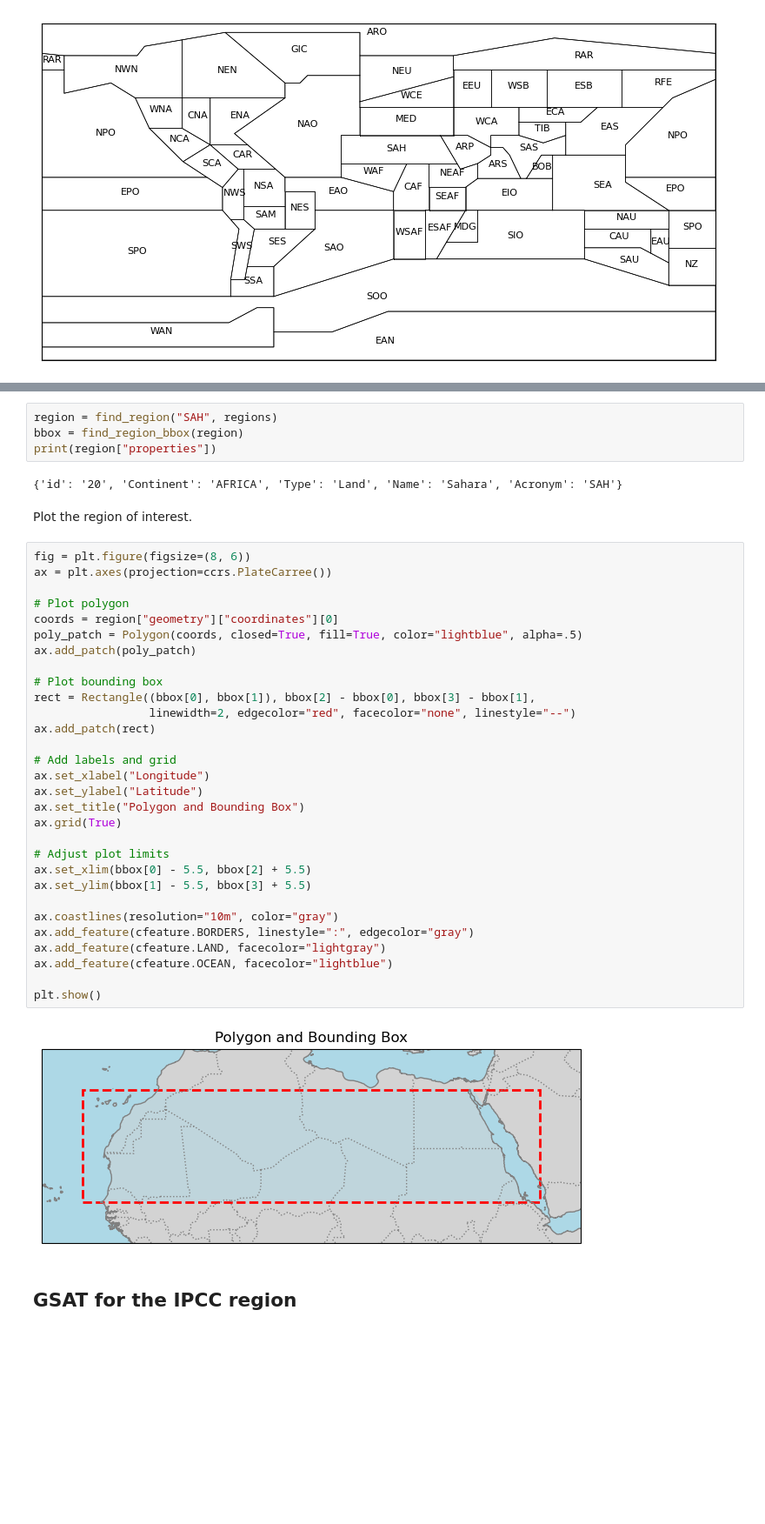
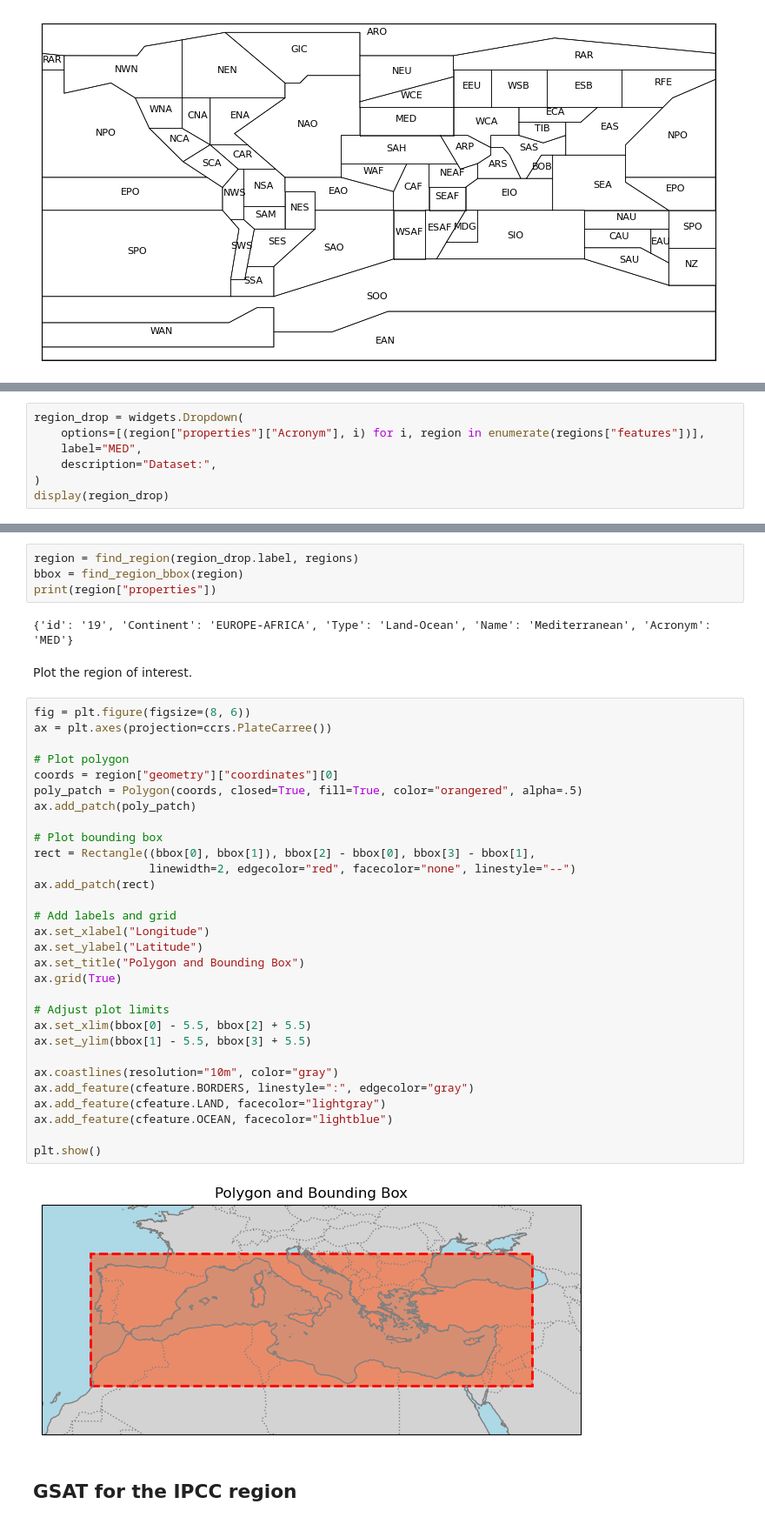
Before and after one commit to zequihg50/diagnostics-datalab, a Jupyter notebook: gsat-regions.ipynb, the cells around one changed output, grey strips where cells are left out. Shown at 87% size. Cells and saved outputs as stored; diff of their text form; blank space fills up the shorter version.

Commit message:
added widgets

```diff
--- a/gsat-regions.ipynb
+++ b/gsat-regions.ipynb
@@ -84,0 +89,7 @@ for feature in regions["features"]:
+# %%
+region_drop = widgets.Dropdown(
+    options=[(region["properties"]["Acronym"], i) for i, region in enumerate(regions["features"])],
+    label="MED",
+    description="Dataset:",
+)
+display(region_drop)
@@ -85,43 +98,43 @@ for feature in regions["features"]:
 # %%
-region = find_region("SAH", regions)
+region = find_region(region_drop.label, regions)
 bbox = find_region_bbox(region)
 print(region["properties"])
 # %% [output]
-{'id': '20', 'Continent': 'AFRICA', 'Type': 'Land', 'Name': 'Sahara', 'Acronym': 'SAH'}
+{'id': '19', 'Continent': 'EUROPE-AFRICA', 'Type': 'Land-Ocean', 'Name': 'Mediterranean', 'Acronym': 'MED'}
 # %% [markdown]
 Plot the region of interest.
 # %%
 fig = plt.figure(figsize=(8, 6))
 ax = plt.axes(projection=ccrs.PlateCarree())
 
 # Plot polygon
 coords = region["geometry"]["coordinates"][0]
-poly_patch = Polygon(coords, closed=True, fill=True, color="lightblue", alpha=.5)
+poly_patch = Polygon(coords, closed=True, fill=True, color="orangered", alpha=.5)
 ax.add_patch(poly_patch)
 
 # Plot bounding box
 rect = Rectangle((bbox[0], bbox[1]), bbox[2] - bbox[0], bbox[3] - bbox[1],
                  linewidth=2, edgecolor="red", facecolor="none", linestyle="--")
 ax.add_patch(rect)
 
 # Add labels and grid
 ax.set_xlabel("Longitude")
 ax.set_ylabel("Latitude")
 ax.set_title("Polygon and Bounding Box")
 ax.grid(True)
 
 # Adjust plot limits
 ax.set_xlim(bbox[0] - 5.5, bbox[2] + 5.5)
 ax.set_ylim(bbox[1] - 5.5, bbox[3] + 5.5)
 
 ax.coastlines(resolution="10m", color="gray")
 ax.add_feature(cfeature.BORDERS, linestyle=":", edgecolor="gray")
 ax.add_feature(cfeature.LAND, facecolor="lightgray")
 ax.add_feature(cfeature.OCEAN, facecolor="lightblue")
 
 plt.show()
 # %% [output]
-[figure, old version]
+[figure, new version]
 # %% [markdown]
 ## GSAT for the IPCC region
 # %%
```
Also changed, not shown: parts of 10 cells of this notebook.
